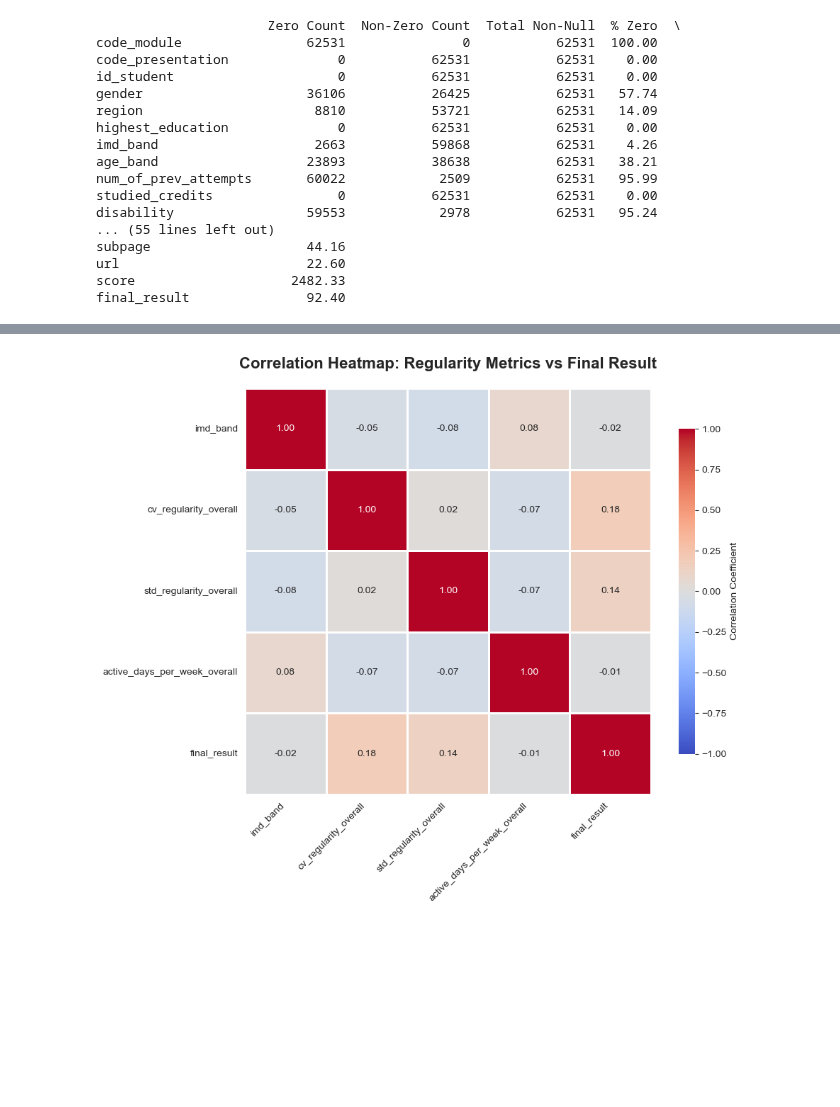
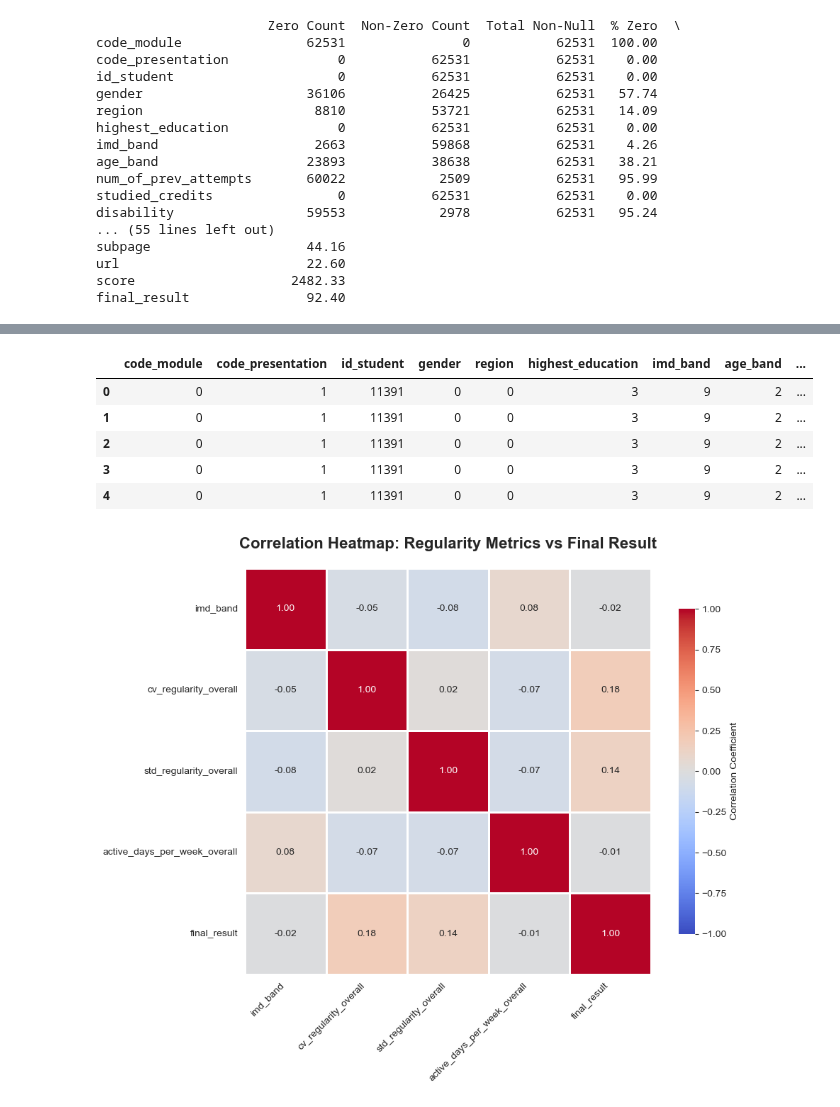
Before and after one commit to Erdos-Projects/fall-2025-risk-factors-in-online-courses, a Jupyter notebook: Sandbox_1.ipynb, the cells around one changed output, grey strips where cells are left out. Drawn from its saved outputs; the diff is of its cells as text; code cells hidden in the pictures; blank space fills up the shorter version.

```diff
--- a/Sandbox_1.ipynb
+++ b/Sandbox_1.ipynb
@@ -155,6 +145,15 @@ def weekly_consistency(df, student_id_col='id_student', date_col='date', week_co
 # Lower values = more consistent weekly activity
 # Higher values = more variable weekly activity
 df = weekly_consistency(df)
+# %%
+df.head()
+# %% [output]
+|  | code_module | code_presentation | id_student | gender | region | highest_education | imd_band | age_band | ... |
+| 0 | 0 | 1 | 11391 | 0 | 0 | 3 | 9 | 2 | ... |
+| 1 | 0 | 1 | 11391 | 0 | 0 | 3 | 9 | 2 | ... |
+| 2 | 0 | 1 | 11391 | 0 | 0 | 3 | 9 | 2 | ... |
+| 3 | 0 | 1 | 11391 | 0 | 0 | 3 | 9 | 2 | ... |
+| 4 | 0 | 1 | 11391 | 0 | 0 | 3 | 9 | 2 | ... |
 # %%
 # Create a correlation heatmap between the three *overall* regularity metrics, plus
 # imd_band (a measure of social deprivation), plus final_result
```
Also changed, not shown: parts of 29 cells of this notebook.
